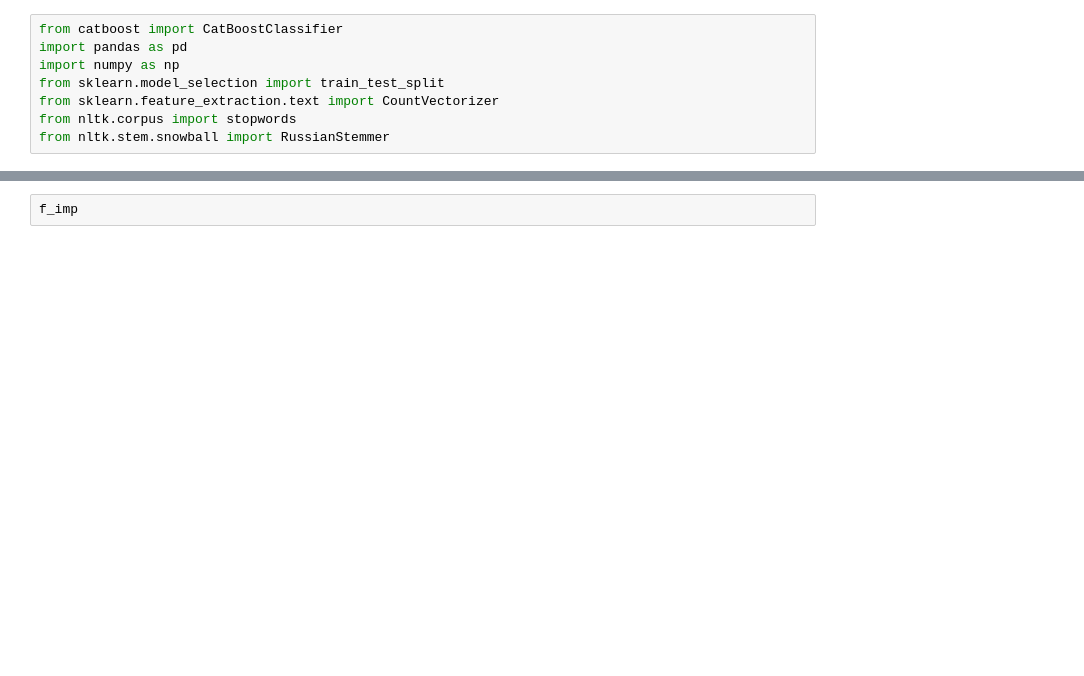
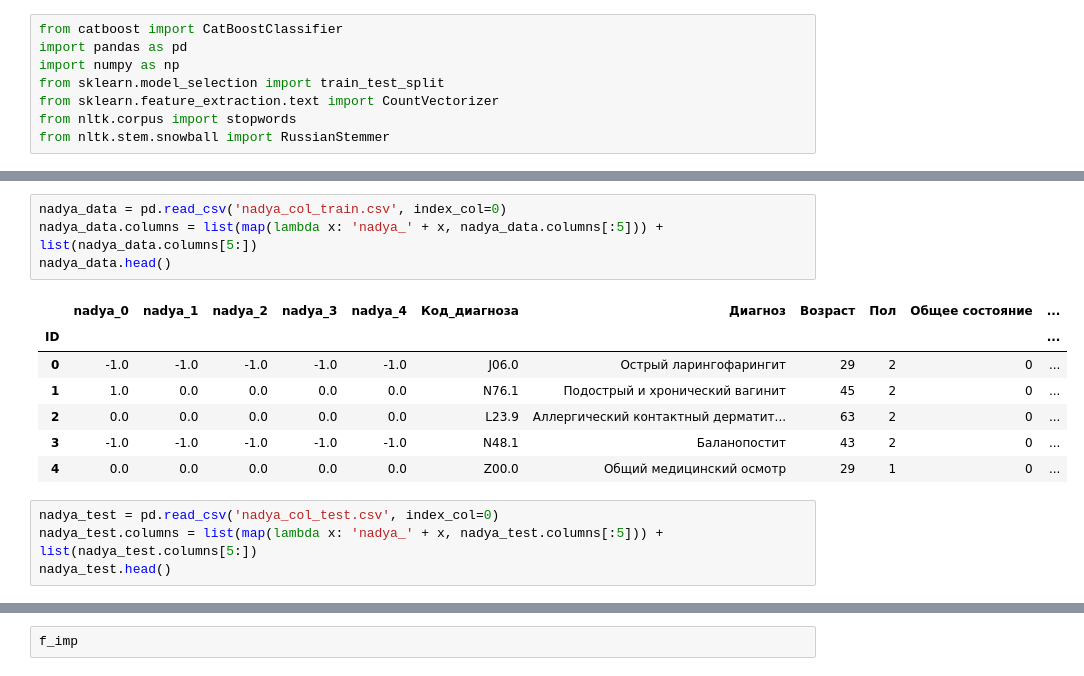
Before and after one commit to Rebryk/ai-hack-2018, a Jupyter notebook: robomed/bag_of_words.ipynb, the cells around one changed output, grey strips where cells are left out. Drawn from its saved outputs; the diff is of its cells as text; blank space fills up the shorter version.

```diff
--- a/robomed/bag_of_words.ipynb
+++ b/robomed/bag_of_words.ipynb
@@ -27,0 +152,16 @@ data = new_array.fillna(0)
+# %%
+nadya_data = pd.read_csv('nadya_col_train.csv', index_col=0)
+nadya_data.columns = list(map(lambda x: 'nadya_' + x, nadya_data.columns[:5])) + list(nadya_data.columns[5:])
+nadya_data.head()
+# %% [output]
+|  | nadya_0 | nadya_1 | nadya_2 | nadya_3 | nadya_4 | Код_диагноза | Диагноз | Возраст | Пол | Общее состояние | ... |
+| ID |  |  |  |  |  |  |  |  |  |  | ... |
+| 0 | -1.0 | -1.0 | -1.0 | -1.0 | -1.0 | J06.0 | Острый ларингофарингит | 29 | 2 | 0 | ... |
+| 1 | 1.0 | 0.0 | 0.0 | 0.0 | 0.0 | N76.1 | Подострый и хронический вагинит | 45 | 2 | 0 | ... |
+| 2 | 0.0 | 0.0 | 0.0 | 0.0 | 0.0 | L23.9 | Аллергический контактный дерматит... | 63 | 2 | 0 | ... |
+| 3 | -1.0 | -1.0 | -1.0 | -1.0 | -1.0 | N48.1 | Баланопостит | 43 | 2 | 0 | ... |
+| 4 | 0.0 | 0.0 | 0.0 | 0.0 | 0.0 | Z00.0 | Общий медицинский осмотр | 29 | 1 | 0 | ... |
+# %%
+nadya_test = pd.read_csv('nadya_col_test.csv', index_col=0)
+nadya_test.columns = list(map(lambda x: 'nadya_' + x, nadya_test.columns[:5])) + list(nadya_test.columns[5:])
+nadya_test.head()
```
Also changed, not shown: parts of 37 cells of this notebook.
